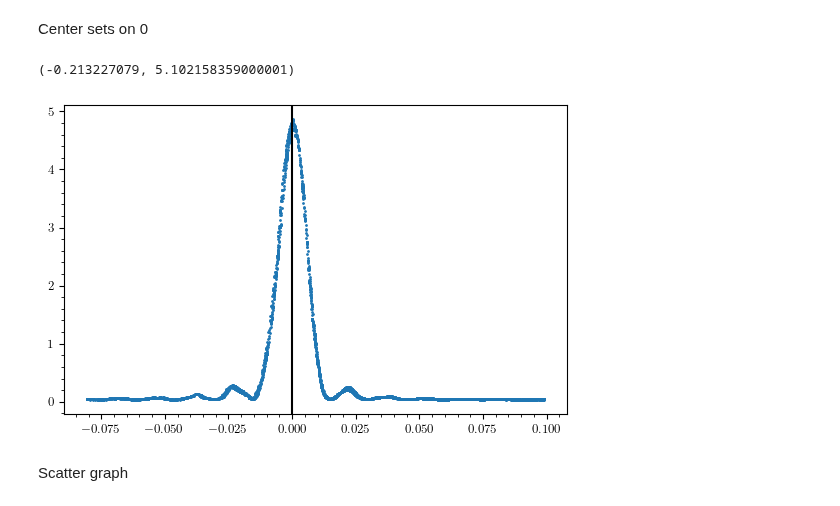
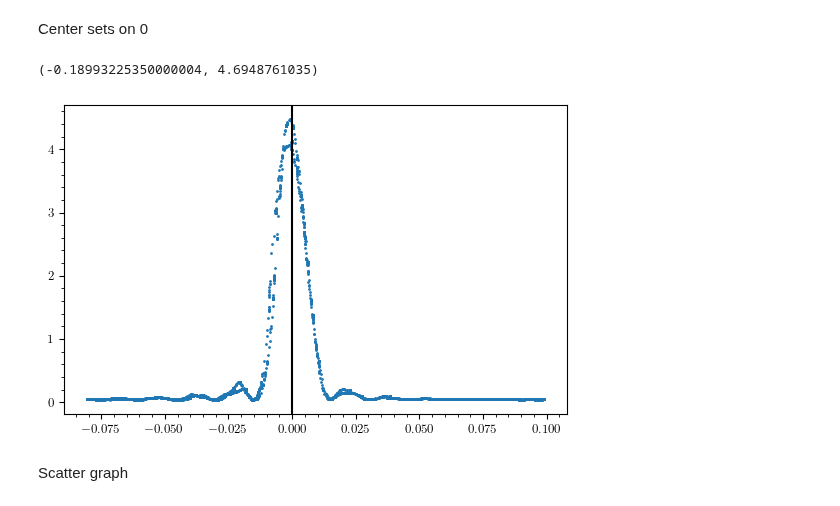
Before and after one commit to Vayxen/Lab2-Ottica-1, a Jupyter notebook: code/slit_0.04.ipynb, the cells around one changed output. Drawn from its saved outputs; the diff is of its cells as text; code cells hidden in the pictures.

```diff
--- a/code/slit_0.04.ipynb
+++ b/code/slit_0.04.ipynb
@@ -56,15 +56,15 @@ Center sets on 0
 # %%
 fig, ax = plt.subplots(1, 1)
 
-df = dfs[2]
+df = dfs[1]
 ax.scatter(df.y, df.I, s=1)
 
 ylim = ax.get_ylim()
 ax.plot([0, 0], ylim, color="black")
 ax.set_ylim(ylim)
 # %% [output]
-(-0.213227079, 5.102158359000001)
+(-0.18993225350000004, 4.6948761035)
-[figure, old version]
+[figure, new version]
 # %% [markdown]
 Scatter graph
 # %%
```
Also changed, not shown: parts of 1 cell of this notebook, 14 other files.
